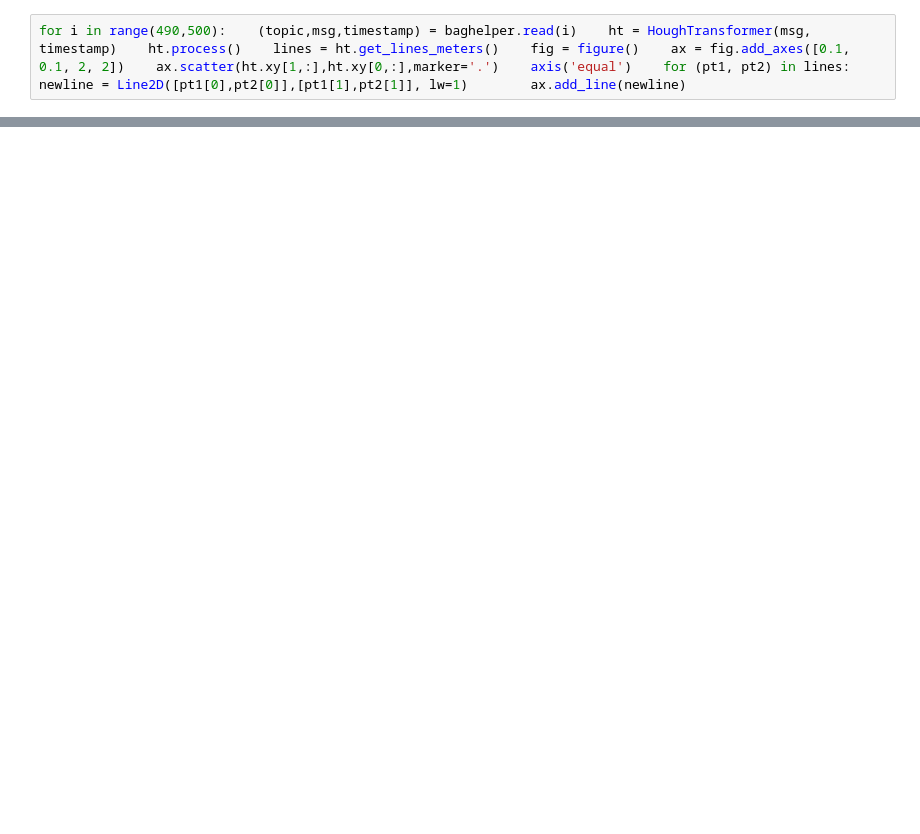
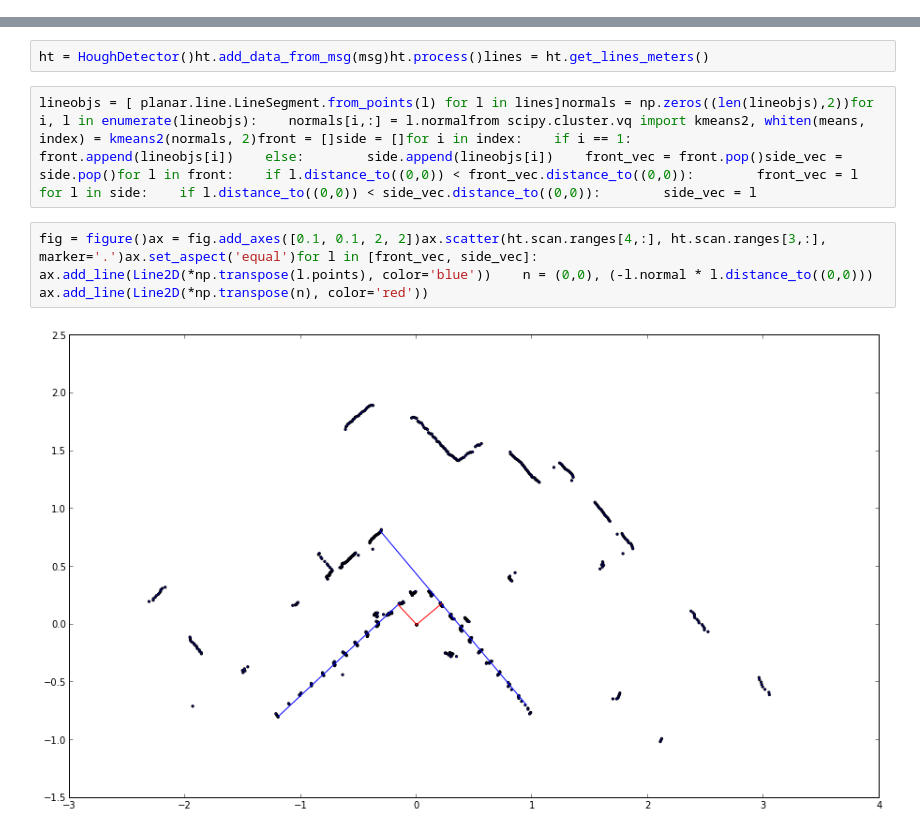
Before and after one commit to Auburn-Automow/au_automow_simulation, a Jupyter notebook: fence_detection/sandbox/Untitled0.ipynb, the cells around one changed output, grey strips where cells are left out. Cells and saved outputs as stored; diff of their text form; blank space fills up the shorter version.

```diff
--- a/fence_detection/sandbox/Untitled0.ipynb
+++ b/fence_detection/sandbox/Untitled0.ipynb
@@ -15,2 +8,0 @@ fclass HoughTransformer:    def __init__(self, msg, timestamp, res=0.01):
-# %%
-for i in range(490,500):    (topic,msg,timestamp) = baghelper.read(i)    ht = HoughTransformer(msg, timestamp)    ht.process()    lines = ht.get_lines_meters()    fig = figure()    ax = fig.add_axes([0.1, 0.1, 2, 2])    ax.scatter(ht.xy[1,:],ht.xy[0,:],marker='.')    axis('equal')    for (pt1, pt2) in lines:        newline = Line2D([pt1[0],pt2[0]],[pt1[1],pt2[1]], lw=1)        ax.add_line(newline)
@@ -27,0 +9,8 @@ for i in range(490,500):    (topic,msg,timestamp) = baghelper.read(i)    ht = Ho
+# %%
+ht = HoughDetector()ht.add_data_from_msg(msg)ht.process()lines = ht.get_lines_meters()
+# %%
+lineobjs = [ planar.line.LineSegment.from_points(l) for l in lines]normals = np.zeros((len(lineobjs),2))for i, l in enumerate(lineobjs):    normals[i,:] = l.normalfrom scipy.cluster.vq import kmeans2, whiten(means, index) = kmeans2(normals, 2)front = []side = []for i in index:    if i == 1:        front.append(lineobjs[i])    else:        side.append(lineobjs[i])    front_vec = front.pop()side_vec = side.pop()for l in front:    if l.distance_to((0,0)) < front_vec.distance_to((0,0)):        front_vec = l        for l in side:    if l.distance_to((0,0)) < side_vec.distance_to((0,0)):        side_vec = l
+# %%
+fig = figure()ax = fig.add_axes([0.1, 0.1, 2, 2])ax.scatter(ht.scan.ranges[4,:], ht.scan.ranges[3,:], marker='.')ax.set_aspect('equal')for l in [front_vec, side_vec]:    ax.add_line(Line2D(*np.transpose(l.points), color='blue'))    n = (0,0), (-l.normal * l.distance_to((0,0)))    ax.add_line(Line2D(*np.transpose(n), color='red'))
+# %% [output]
+[figure, added]
```
Also changed, not shown: parts of 8 cells of this notebook, 2 other files.
